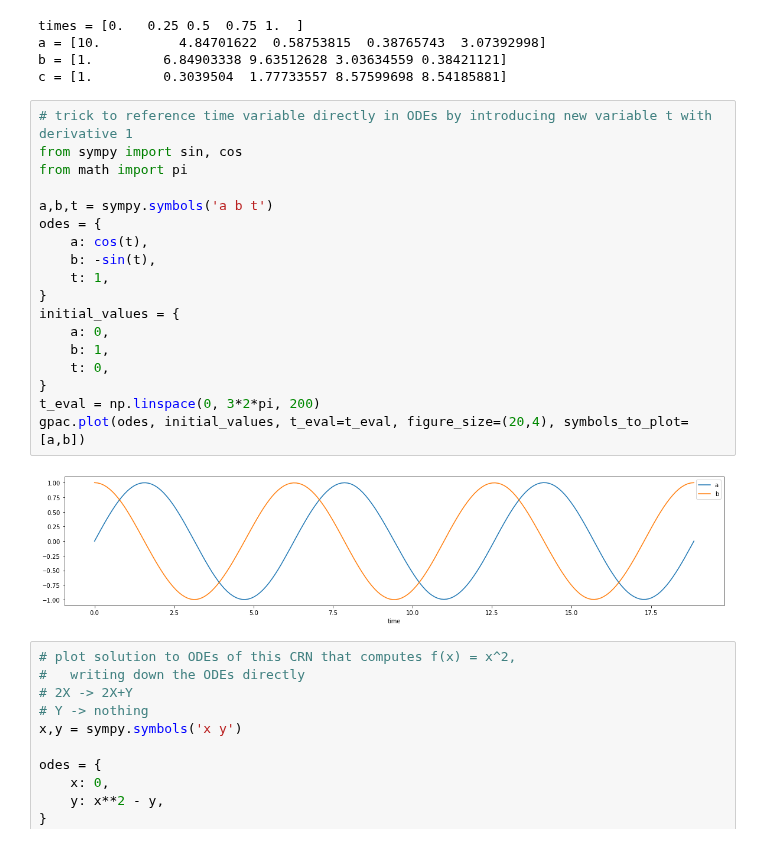
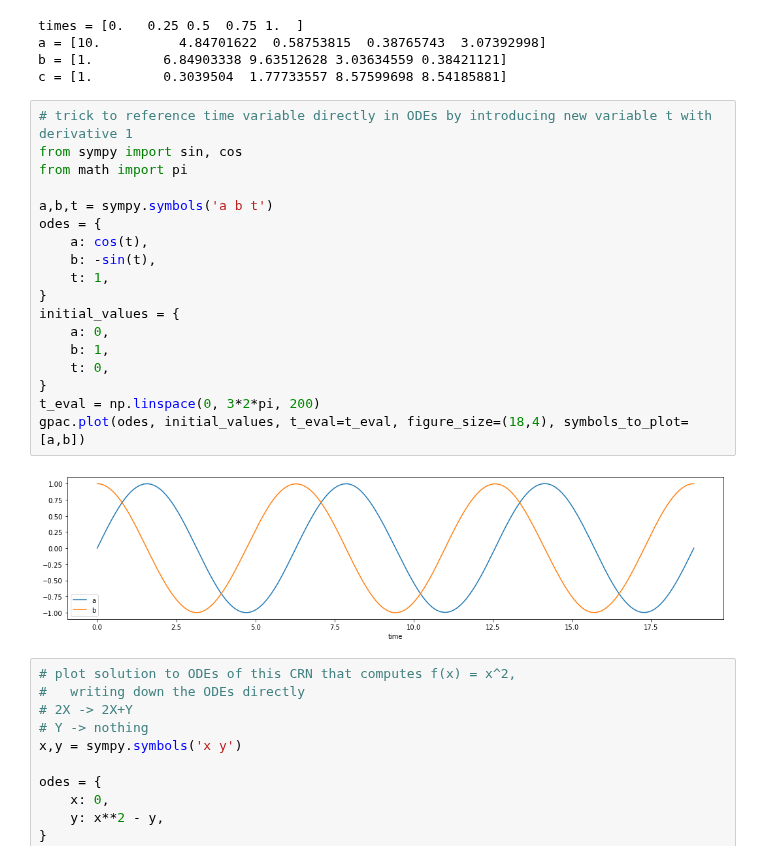
Before and after one commit to UC-Davis-molecular-computing/gpac, a Jupyter notebook: notebook.ipynb, the cells around one changed output. Cells and saved outputs as stored; diff of their text form.

```diff
--- a/notebook.ipynb
+++ b/notebook.ipynb
@@ -67,23 +67,23 @@ c = [1.         0.3039504  1.77733557 8.57599698 8.54185881]
 # %%
 # trick to reference time variable directly in ODEs by introducing new variable t with derivative 1
 from sympy import sin, cos
 from math import pi
 
 a,b,t = sympy.symbols('a b t')
 odes = {
     a: cos(t),
     b: -sin(t),
     t: 1,
 }
 initial_values = {
     a: 0,
     b: 1,
     t: 0,
 }
 t_eval = np.linspace(0, 3*2*pi, 200)
-gpac.plot(odes, initial_values, t_eval=t_eval, figure_size=(20,4), symbols_to_plot=[a,b])
+gpac.plot(odes, initial_values, t_eval=t_eval, figure_size=(18,4), symbols_to_plot=[a,b])
 # %% [output]
-[figure, old version]
+[figure, new version]
 # %%
 # plot solution to ODEs of this CRN that computes f(x) = x^2,
 #   writing down the ODEs directly
```
